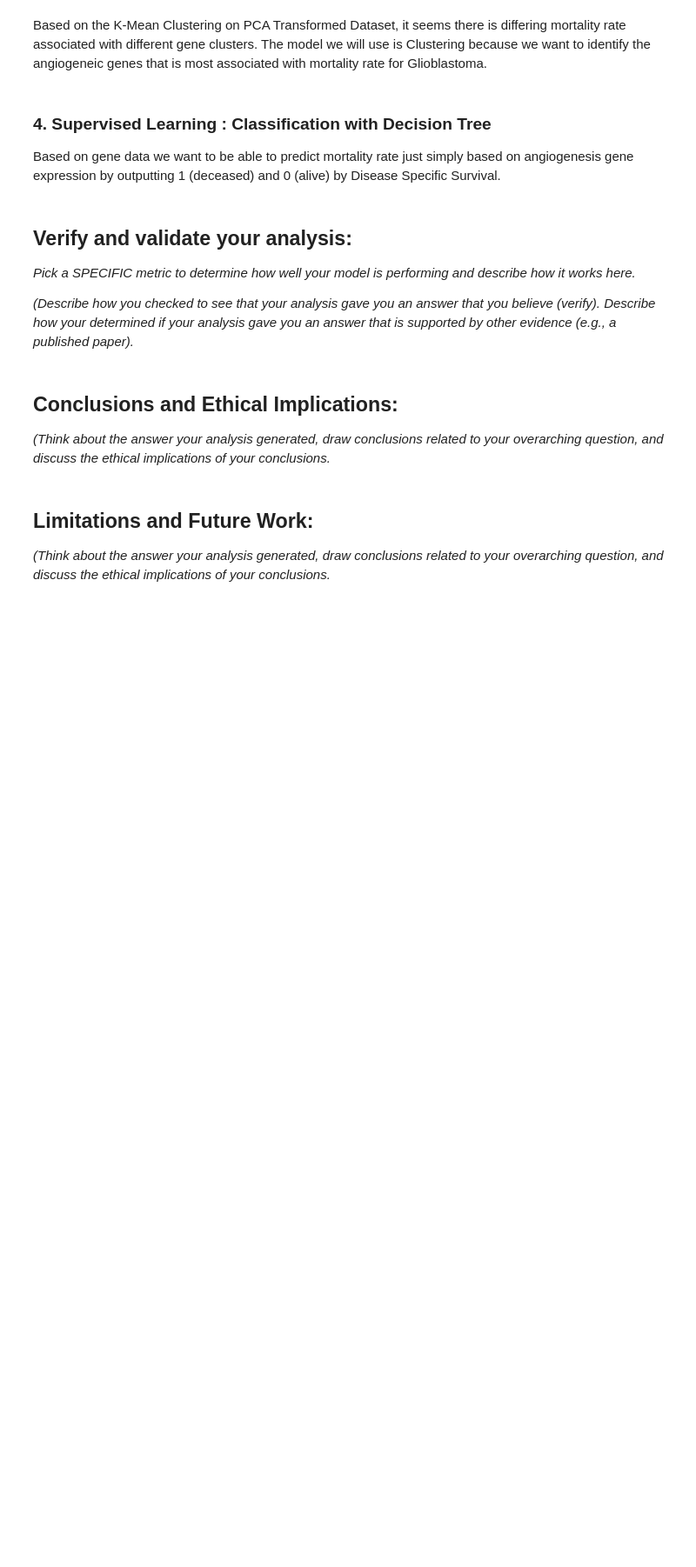
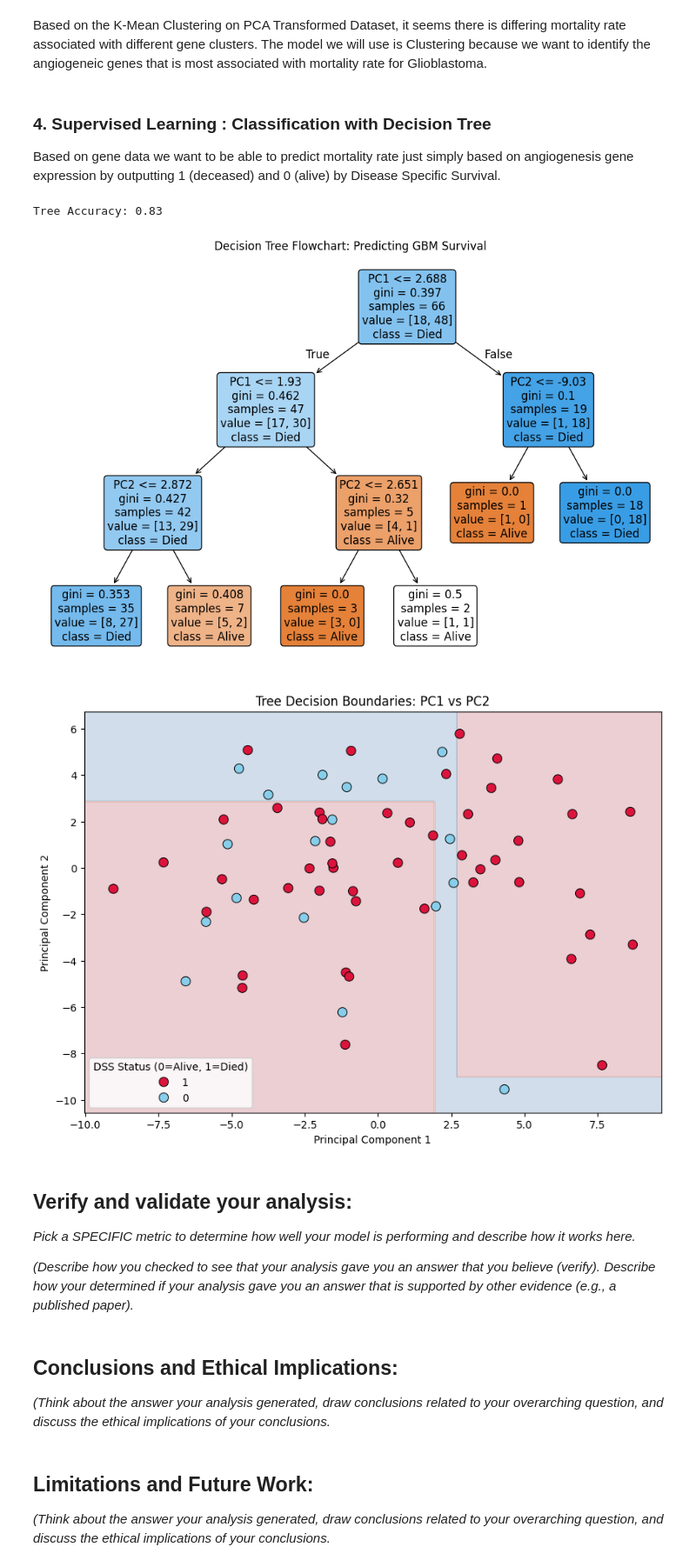
Before and after one commit to ktt920/Module-4-Cancer, a Jupyter notebook: code/Module 4 Template.ipynb, the cells around one changed output. Shown at 87% size. Drawn from its saved outputs; the diff is of its cells as text; code cells hidden in the pictures; blank space fills up the shorter version.

Commit message:
Added Decision Tree

```diff
--- a/code/Module 4 Template.ipynb
+++ b/code/Module 4 Template.ipynb
@@ -267,6 +275,73 @@ Based on the K-Mean Clustering on PCA Transformed Dataset, it seems there is dif
 ### 4. Supervised Learning : Classification with Decision Tree
 
 Based on gene data we want to be able to predict mortality rate just simply based on angiogenesis gene expression by outputting 1 (deceased) and 0 (alive) by Disease Specific Survival.
+# %%
+# AI Usage Statement : Use Gemini 3 to assist in generating the Decision Tree Code.
+
+from sklearn.tree import DecisionTreeClassifier, plot_tree
+import matplotlib.pyplot as plt
+import seaborn as sns
+import numpy as np
+
+# 1. Define Features (X) and Target (y)
+# We use X_pca (the result of your PCA transformation) as the training features
+X_tree = X_pca
+# We use y_filtered (the labels after dropping NaNs) as the target
+y_tree = y_filtered.astype(int)
+
+# 2. Build the Model
+# max_depth=2 keeps it very simple and easy to explain
+tree_model = DecisionTreeClassifier(max_depth=3)
+tree_model.fit(X_tree, y_tree)
+
+# 3. Print Accuracy
+print(f"Tree Accuracy: {tree_model.score(X_tree, y_tree):.2f}")
+
+# 4. Visualize the Tree Structure
+plt.figure(figsize=(12, 8))
+plot_tree(tree_model,
+          feature_names=['PC1', 'PC2'],
+          class_names=['Alive', 'Died'],
+          filled=True,
+          rounded=True,
+          fontsize=12)
+plt.title("Decision Tree Flowchart: Predicting GBM Survival")
+plt.show()
+
+# 5. Visualize Decision Boundaries on the PCA Plot
+# Define the boundaries of the grid
+x_min, x_max = X_tree[:, 0].min() - 1, X_tree[:, 0].max() + 1
+y_min, y_max = X_tree[:, 1].min() - 1, X_tree[:, 1].max() + 1
+xx, yy = np.meshgrid(np.arange(x_min, x_max, 0.05),
+                     np.arange(y_min, y_max, 0.05))
+
+# Predict over the entire grid to color the background
+Z = tree_model.predict(np.c_[xx.ravel(), yy.ravel()])
+Z = Z.reshape(xx.shape)
+
+plt.figure(figsize=(10, 7))
+# Background colors for "regions" of prediction
+plt.contourf(xx, yy, Z, alpha=0.2, cmap='RdBu_r')
+
+# Overlay the actual patient dots
+sns.scatterplot(
+    x=X_tree[:, 0],
+    y=X_tree[:, 1],
+    hue=y_tree.astype(str),
+    palette={'0': 'skyblue', '1': 'crimson'},
+    edgecolor='black',
+    s=80
+)
+
+plt.title("Tree Decision Boundaries: PC1 vs PC2")
+plt.xlabel("Principal Component 1")
+plt.ylabel("Principal Component 2")
+plt.legend(title="DSS Status (0=Alive, 1=Died)")
+plt.show()
+# %% [output]
+Tree Accuracy: 0.83
+[figure, added]
+[figure, added]
 # %% [markdown]
 ## Verify and validate your analysis:
 *Pick a SPECIFIC metric to determine how well your model is performing and describe how it works here.*
```
Also changed, not shown: parts of 3 cells of this notebook.
